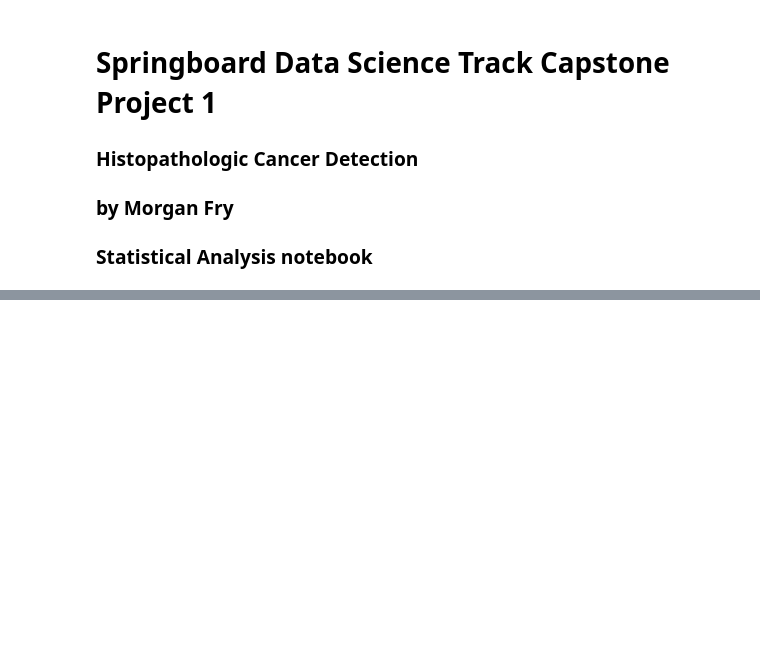
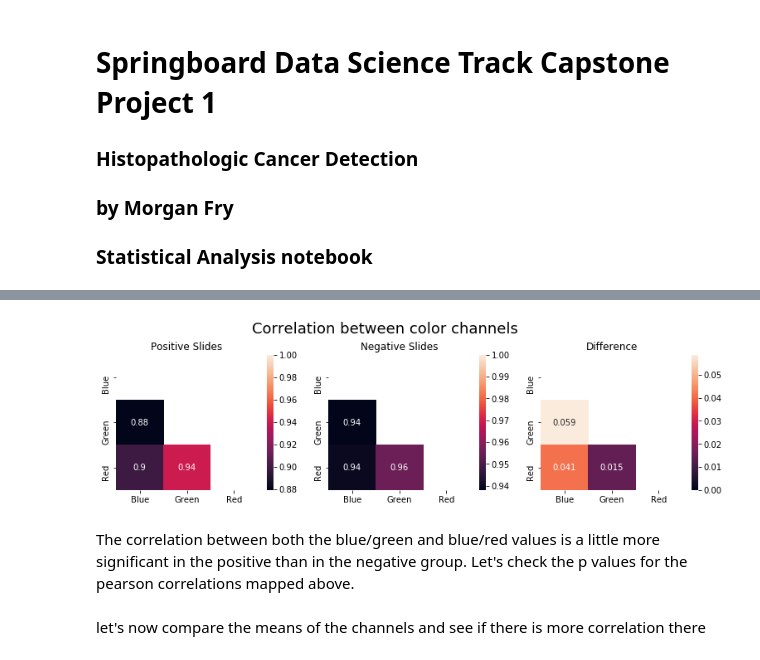
Before and after one commit to morganfry/springboard, a Jupyter notebook: Capstone Project 1/Spr_Cap1_Mfry_Inferential_Statistics.ipynb, the cells around one changed output, grey strips where cells are left out. Drawn from its saved outputs; the diff is of its cells as text; code cells hidden in the pictures; blank space fills up the shorter version.

```diff
--- a/Capstone Project 1/Spr_Cap1_Mfry_Inferential_Statistics.ipynb
+++ b/Capstone Project 1/Spr_Cap1_Mfry_Inferential_Statistics.ipynb
@@ -83,0 +163,48 @@ lambda_est=np.mean(X_p_mean)
+# %%
+#first split the color channels
+X_n_c_s=X_n_c[:len(X_p_c)] #truncating the lists so we have the same number of pos and neg samples
+bp,gp,rp,bn,gn,rn=[],[],[],[],[],[]
+for each in X_p_c:
+    b,g,r=cv2.split(each)
+    bp.append(b)
+    gp.append(g)
+    rp.append(r)
+for each in X_n_c_s:
+    b,g,r=cv2.split(each)
+    bn.append(b)
+    gn.append(g)
+    rn.append(r)
+
+#flatten into arrays
+bpa=np.array(bp).flatten()
+gpa=np.array(gp).flatten()
+rpa=np.array(rp).flatten()
+bna=np.array(bn).flatten()
+gna=np.array(gn).flatten()
+rna=np.array(rn).flatten()
+# %%
+#arrange data into dataframes to pass to seaborn
+d={'bp':bpa,'gp':gpa,'rp':rpa,'bn':bna,'gn':gna,'rn':rna}
+dp={'Blue':bpa,'Green':gpa,'Red':rpa}
+dn={'Blue':bna,'Green':gna,'Red':rna}
+X_df=pd.DataFrame(data=d)
+X_p_df=pd.DataFrame(data=dp)
+X_n_df=pd.DataFrame(data=dn)
+# %%
+#plot the correlation matrix
+fig,axs = plt.subplots(1,3, figsize=(13,3))
+fig.text(x=0.3,y=1,s='Correlation between color channels',fontsize=18)
+corrp=X_p_df.corr()
+corrn=X_n_df.corr()
+corrdiff=abs(corrp-corrn)
+mask = np.triu(np.ones_like(corrp, dtype=np.bool))
+sns.heatmap(corrp,ax=axs[0],mask=mask,annot=True).set_title('Positive Slides')
+sns.heatmap(corrn,ax=axs[1],mask=mask,annot=True).set_title('Negative Slides')
+sns.heatmap(corrdiff,ax=axs[2],mask=mask,annot=True).set_title('Difference')
+plt.show()
+# %% [output]
+[figure, added]
+# %% [markdown]
+The correlation between both the blue/green and blue/red values is a little more significant in the positive than in the negative group. Let's check the p values for the pearson correlations mapped above.
+# %% [markdown]
+let's now compare the means of the channels and see if there is more correlation there
```
Also changed, not shown: parts of 67 cells of this notebook.
